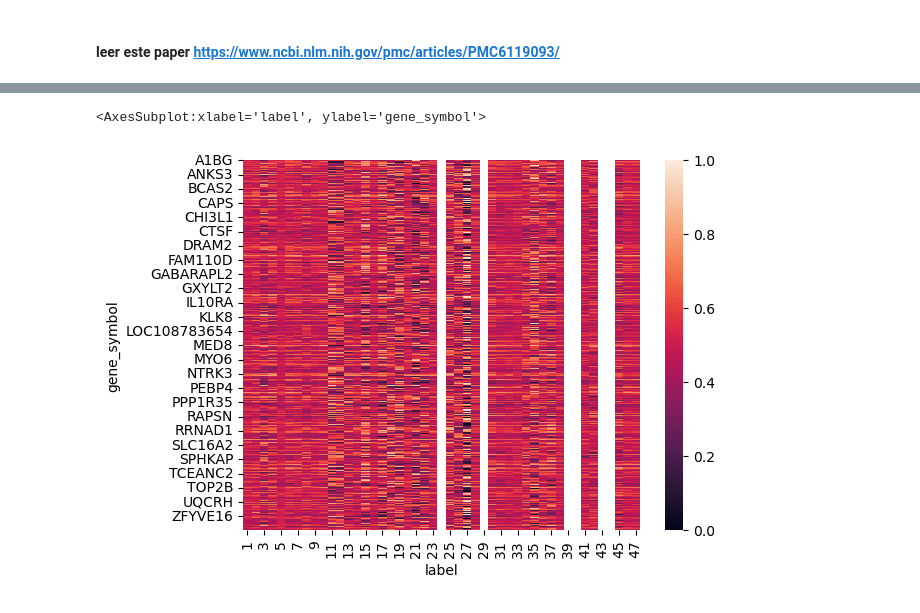
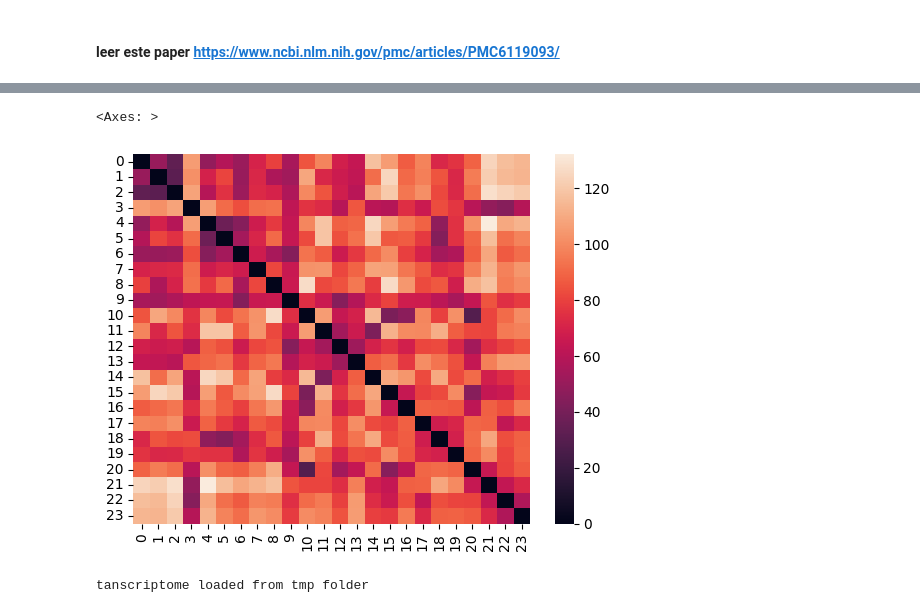
Before and after one commit to compneurobilbao/bha2, a Jupyter notebook: notebooks/08-transcriptomics.ipynb, the cells around one changed output, grey strips where cells are left out. Cells and saved outputs as stored; diff of their text form; code cells hidden in the pictures.

Commit message:
added code to create initial parcels in python

```diff
--- a/notebooks/08-transcriptomics.ipynb
+++ b/notebooks/08-transcriptomics.ipynb
@@ -9,11 +21,51 @@ from statsmodels.stats.multitest import multipletests
 # %%
 project_path = "/workspaces/bha2"
 conn_size = 2165
-# %%
-optimal_partition = nib.load(os.path.join(project_path, "data", "results", "n" + str(conn_size), "optimal_partition.nii.gz"))
-expresion = abagen.get_expression_data(optimal_partition)
-# %%
-sns.heatmap(expresion.T)
-# %% [output]
-<AxesSubplot:xlabel='label', ylabel='gene_symbol'>
-[figure, removed]
+# %%
+atlas_name = "craddock_" + str(conn_size) + ".nii.gz"
+atlas = nib.load(os.path.join(project_path, "brain_templates", atlas_name))
+atlas_vol = atlas.get_fdata()
+optimal_parcellation = nib.load(os.path.join(project_path, "data", "results", "n" + str(conn_size), "optimal_partition.nii.gz"))
+optimal_parcellation_data = optimal_parcellation.get_fdata()
+module_sizes = nib.load(os.path.join(project_path, "data", "results", "n" + str(conn_size), "module_sizes.nii.gz")).get_fdata()
+module_heights = nib.load(os.path.join(project_path, "data", "results", "n" + str(conn_size), "module_heights.nii.gz")).get_fdata()
+module_MSI = nib.load(os.path.join(project_path, "data", "results", "n" + str(conn_size), "MSI.nii.gz")).get_fdata()
+module_idx = np.setdiff1d(np.unique(optimal_parcellation_data), [0]).astype(int)
+# %%
+parcel = np.zeros(optimal_parcellation_data.shape)
+parcel_rois = []
+idx_parcel = 1
+heights_values = []
+MSI_values = []
+for idx in module_idx:
+    module_vol = optimal_parcellation_data == idx
+    m_size = np.setdiff1d(np.unique(module_sizes[module_vol]), [0])
+    if m_size > 10:
+        parcel[module_vol] = idx_parcel
+        parcel_rois.append(get_atlas_rois_from_mask(nib.Nifti1Image(module_vol*1.0, affine=optimal_parcellation.affine), atlas))
+        heights_values.append(module_heights[module_vol][0])
+        MSI_values.append(module_MSI[module_vol][0])
+        idx_parcel += 1
+parcel_img = nib.Nifti1Image(parcel, affine=optimal_parcellation.affine)
+# %%
+distance_matrix = np.zeros((len(parcel_rois), len(parcel_rois)))
+for i in range(len(parcel_rois)):
+    for j in range(len(parcel_rois)):
+        if i == j:
+            distance_matrix[i, j] = 0
+        else:
+            distance_matrix[i, j] = distance_between_modules(parcel_rois[i], parcel_rois[j], atlas)
+sns.heatmap(distance_matrix)
+# %% [output]
+<Axes: >
+[figure, added]
+# %%
+# check if fcm and scm are stored in tmp folder
+if os.path.exists(os.path.join(project_path, "tmp", "transcriptome_" + str(len(parcel_rois)) + "modules.npy")):
+    tanscriptome = np.load(os.path.join(project_path, "tmp", "transcriptome_" + str(len(parcel_rois)) + "modules.npy"))
+    print("tanscriptome loaded from tmp folder")
+else:
+    tanscriptome = pd.DataFrame.transpose(abagen.get_expression_data(parcel_img))
+    np.save(os.path.join(project_path, "tmp", "transcriptome_" + str(len(parcel_rois)) + "modules.npy"), tanscriptome)
+# %% [output]
+tanscriptome loaded from tmp folder
```
Also changed, not shown: parts of 8 cells of this notebook, 20 other files.
